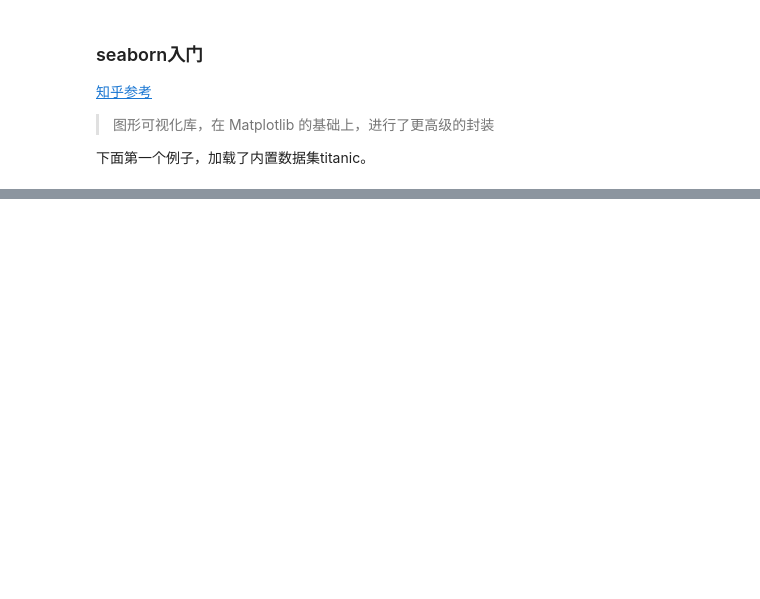
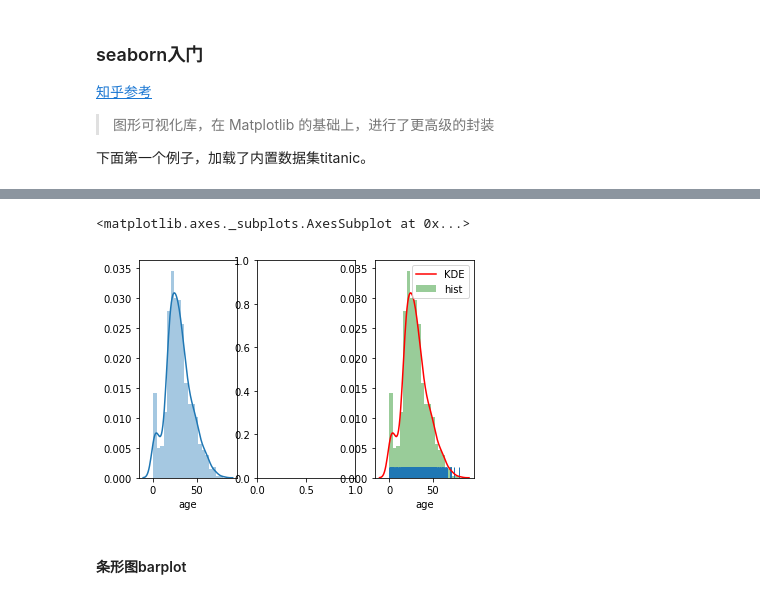
Before and after one commit to jasonadu/crash-course, a Jupyter notebook: study/seaborn入门.ipynb, the cells around one changed output, grey strips where cells are left out. Saved outputs shown, nothing was run; the diff lists cells and outputs as text; code cells hidden in the pictures; blank space fills up the shorter version.

```diff
--- a/study/seaborn入门.ipynb
+++ b/study/seaborn入门.ipynb
@@ -29,0 +66,15 @@ sns.barplot(x='class', y='survived', data=titanic)
+# %%
+#reg参数控制直方图中的边际毛毯是否显示
+#创建1行2列的画布，方便比较
+fig, axes = plt.subplots(1,3)
+
+#axes[n],n代表第几张图，从0开始
+sns.distplot(age1,ax=axes[0])
+sns.distplot(age1,rug=True,ax=axes[2],
+             hist_kws={'color':'green', 'label':'hist'},
+             kde_kws={'color':'red', 'label':'KDE'})
+# %% [output]
+<matplotlib.axes._subplots.AxesSubplot at 0x...>
+[figure, added]
+# %% [markdown]
+#### 条形图barplot
```
Also changed, not shown: parts of 5 cells of this notebook.
